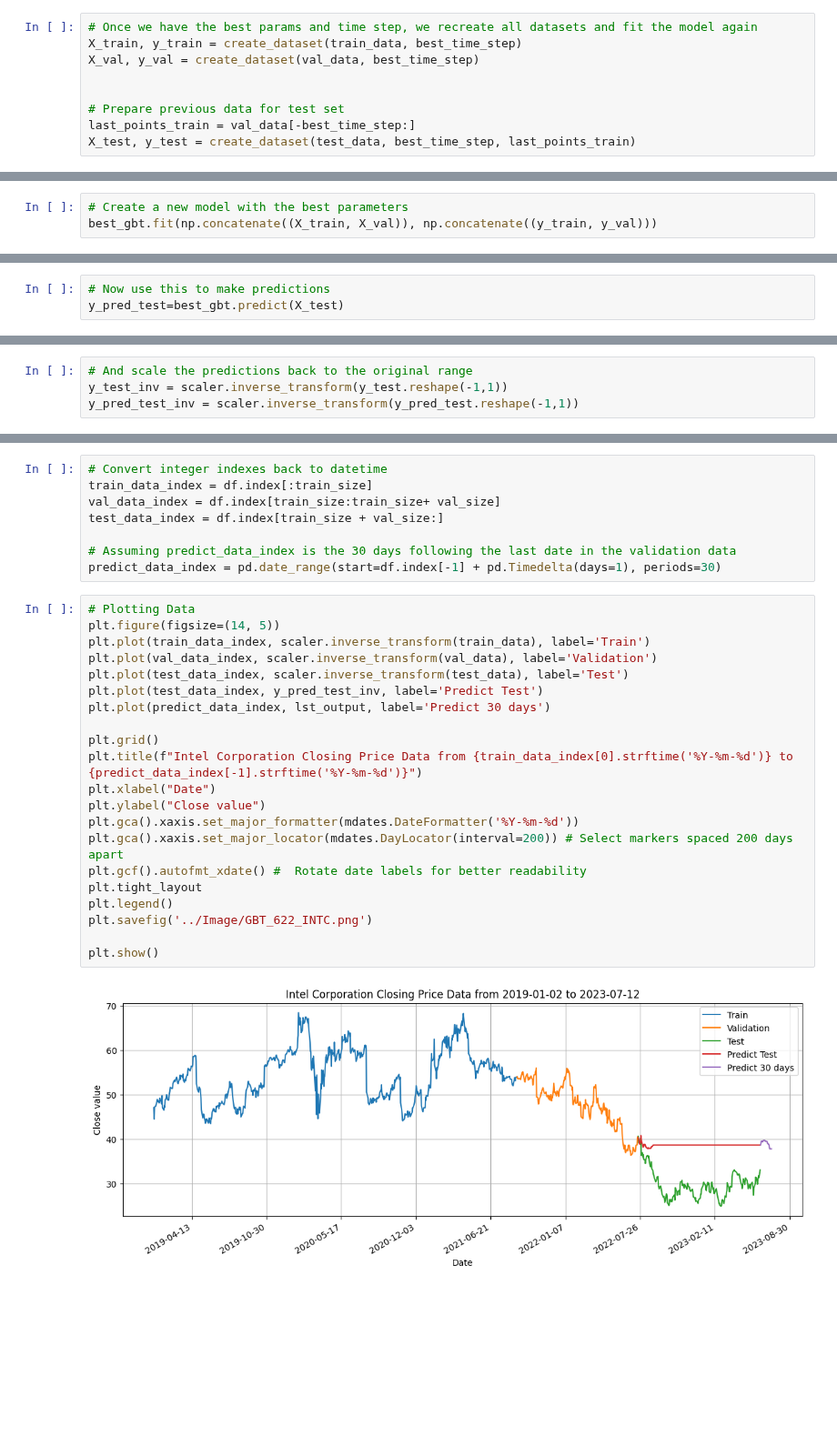
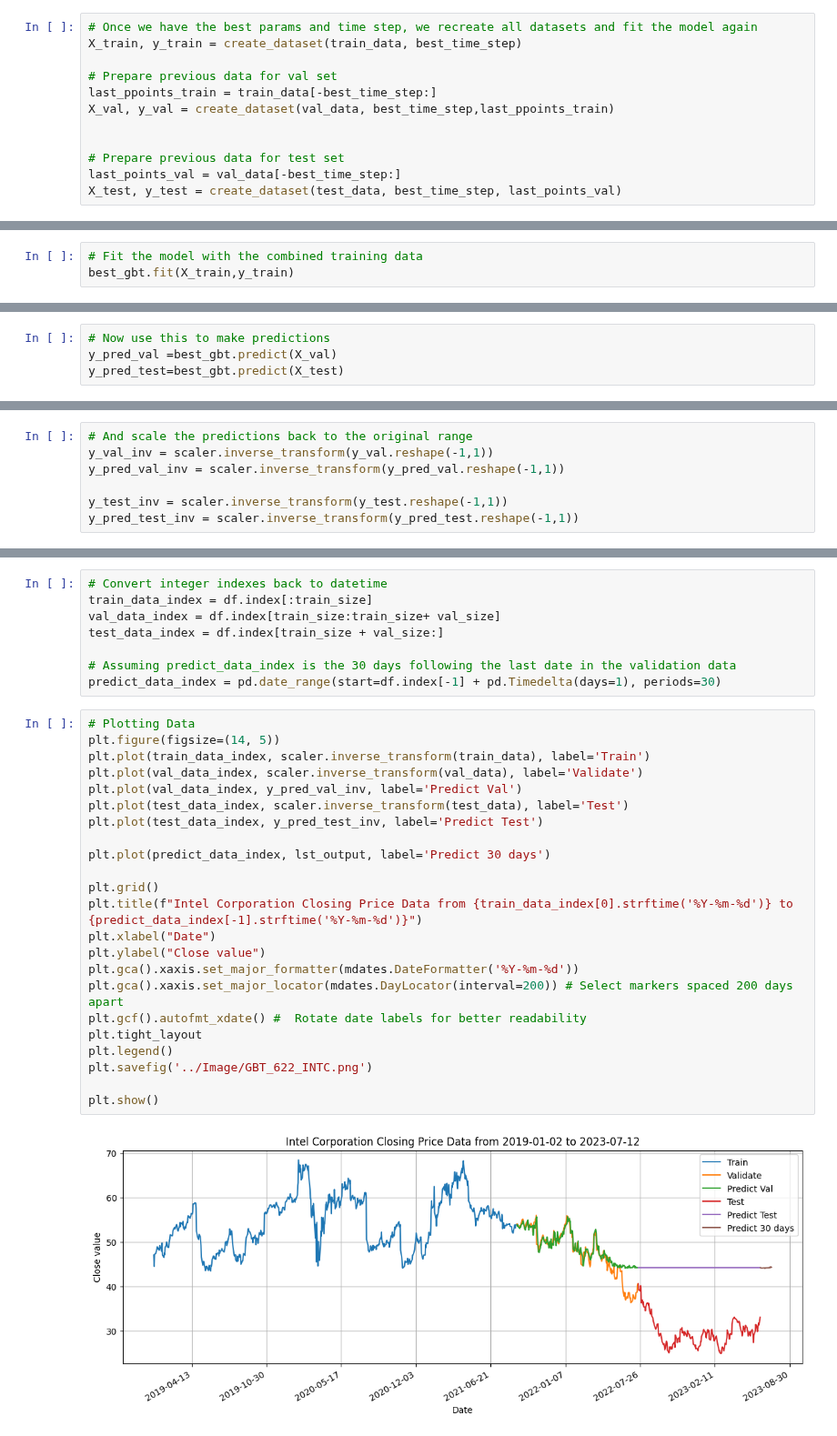
Before and after one commit to mynhungg/IS403.N21.HTTT_Nhom13, a Jupyter notebook: Model/GBT/6_2_2/Code/GBT_622_INTC.ipynb, the cells around one changed output, grey strips where cells are left out. Shown at 91% size. Drawn from its saved outputs; the diff is of its cells as text; blank space fills up the shorter version.

```diff
--- a/Model/GBT/6_2_2/Code/GBT_622_INTC.ipynb
+++ b/Model/GBT/6_2_2/Code/GBT_622_INTC.ipynb
@@ -191,9 +192,12 @@ Validation RMSE with best time step and parameters:  2.5813109271758736
 # %%
 # Once we have the best params and time step, we recreate all datasets and fit the model again
 X_train, y_train = create_dataset(train_data, best_time_step)
-X_val, y_val = create_dataset(val_data, best_time_step)
+
+# Prepare previous data for val set
+last_ppoints_train = train_data[-best_time_step:]
+X_val, y_val = create_dataset(val_data, best_time_step,last_ppoints_train)
 
 
 # Prepare previous data for test set
-last_points_train = val_data[-best_time_step:]
-X_test, y_test = create_dataset(test_data, best_time_step, last_points_train)
+last_points_val = val_data[-best_time_step:]
+X_test, y_test = create_dataset(test_data, best_time_step, last_points_val)
@@ -217,17 +205,21 @@ array([[0.42758776, 0.37479917, 0.3467982 , ..., 0.31696118, 0.3516181 ,
 # Create a new model with the best parameters
 best_gbt = GradientBoostingRegressor(**best_params, random_state=0)
 # %%
-# Create a new model with the best parameters
-best_gbt.fit(np.concatenate((X_train, X_val)), np.concatenate((y_train, y_val)))
+# Fit the model with the combined training data
+best_gbt.fit(X_train,y_train)
 # %% [output]
 GradientBoostingRegressor(learning_rate=0.15, min_samples_leaf=4,
                           n_estimators=500, random_state=0)
 # %%
 # Now use this to make predictions
+y_pred_val =best_gbt.predict(X_val)
 y_pred_test=best_gbt.predict(X_test)
 # %% [markdown]
 ##Testing process
 # %%
 # And scale the predictions back to the original range
+y_val_inv = scaler.inverse_transform(y_val.reshape(-1,1))
+y_pred_val_inv = scaler.inverse_transform(y_pred_val.reshape(-1,1))
+
 y_test_inv = scaler.inverse_transform(y_test.reshape(-1,1))
 y_pred_test_inv = scaler.inverse_transform(y_pred_test.reshape(-1,1))
@@ -333,23 +336,25 @@ predict_data_index = pd.date_range(start=df.index[-1] + pd.Timedelta(days=1), pe
 # %%
 # Plotting Data
 plt.figure(figsize=(14, 5))
 plt.plot(train_data_index, scaler.inverse_transform(train_data), label='Train')
-plt.plot(val_data_index, scaler.inverse_transform(val_data), label='Validation')
+plt.plot(val_data_index, scaler.inverse_transform(val_data), label='Validate')
+plt.plot(val_data_index, y_pred_val_inv, label='Predict Val')
 plt.plot(test_data_index, scaler.inverse_transform(test_data), label='Test')
 plt.plot(test_data_index, y_pred_test_inv, label='Predict Test')
+
 plt.plot(predict_data_index, lst_output, label='Predict 30 days')
 
 plt.grid()
 plt.title(f"Intel Corporation Closing Price Data from {train_data_index[0].strftime('%Y-%m-%d')} to {predict_data_index[-1].strftime('%Y-%m-%d')}")
 plt.xlabel("Date")
 plt.ylabel("Close value")
 plt.gca().xaxis.set_major_formatter(mdates.DateFormatter('%Y-%m-%d'))
 plt.gca().xaxis.set_major_locator(mdates.DayLocator(interval=200)) # Select markers spaced 200 days apart
 plt.gcf().autofmt_xdate() #  Rotate date labels for better readability
 plt.tight_layout
 plt.legend()
 plt.savefig('../Image/GBT_622_INTC.png')
 
 plt.show()
 # %% [output]
-[figure, old version]
+[figure, new version]
```
Also changed, not shown: parts of 7 cells of this notebook, 11 other files.
